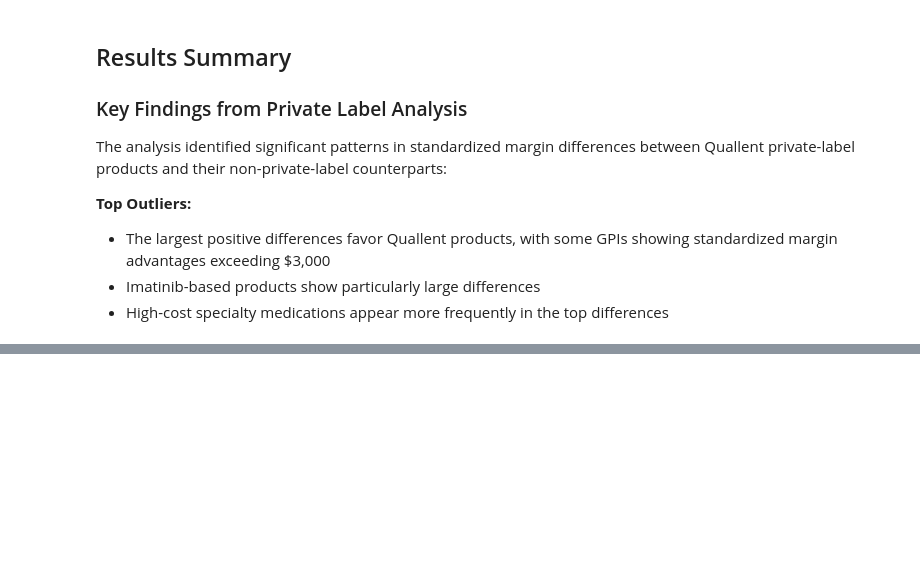
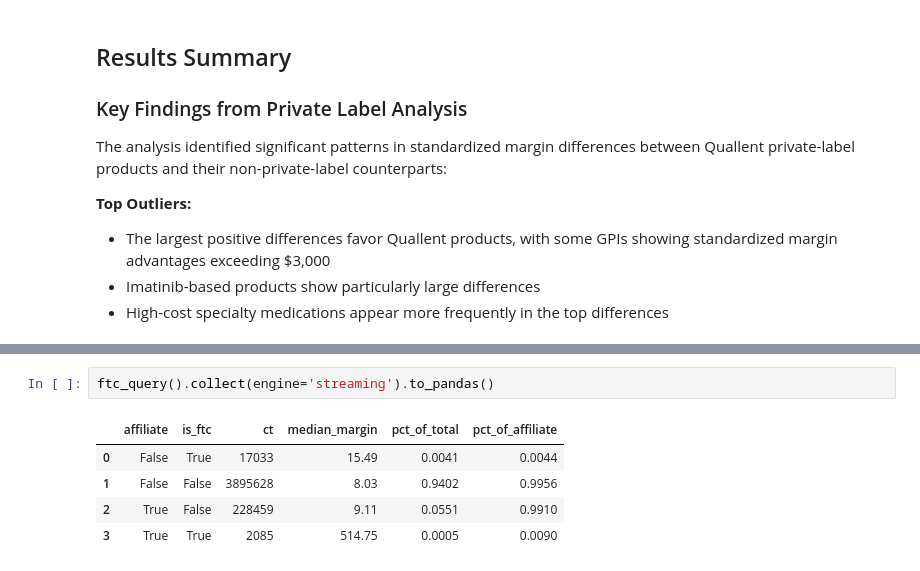
Before and after one commit to mwine81/top-wv-claims, a Jupyter notebook: main.ipynb, the cells around one changed output, grey strips where cells are left out. Saved outputs shown, nothing was run; the diff lists cells and outputs as text; blank space fills up the shorter version.

```diff
--- a/main.ipynb
+++ b/main.ipynb
@@ -116,0 +147,8 @@ The analysis identified significant patterns in standardized margin differences
+# %%
+ftc_query().collect(engine='streaming').to_pandas()
+# %% [output]
+|  | affiliate | is_ftc | ct | median_margin | pct_of_total | pct_of_affiliate |
+| 0 | False | True | 17033 | 15.49 | 0.0041 | 0.0044 |
+| 1 | False | False | 3895628 | 8.03 | 0.9402 | 0.9956 |
+| 2 | True | False | 228459 | 9.11 | 0.0551 | 0.9910 |
+| 3 | True | True | 2085 | 514.75 | 0.0005 | 0.0090 |
```
Also changed, not shown: parts of 5 cells of this notebook, 5 other files.
